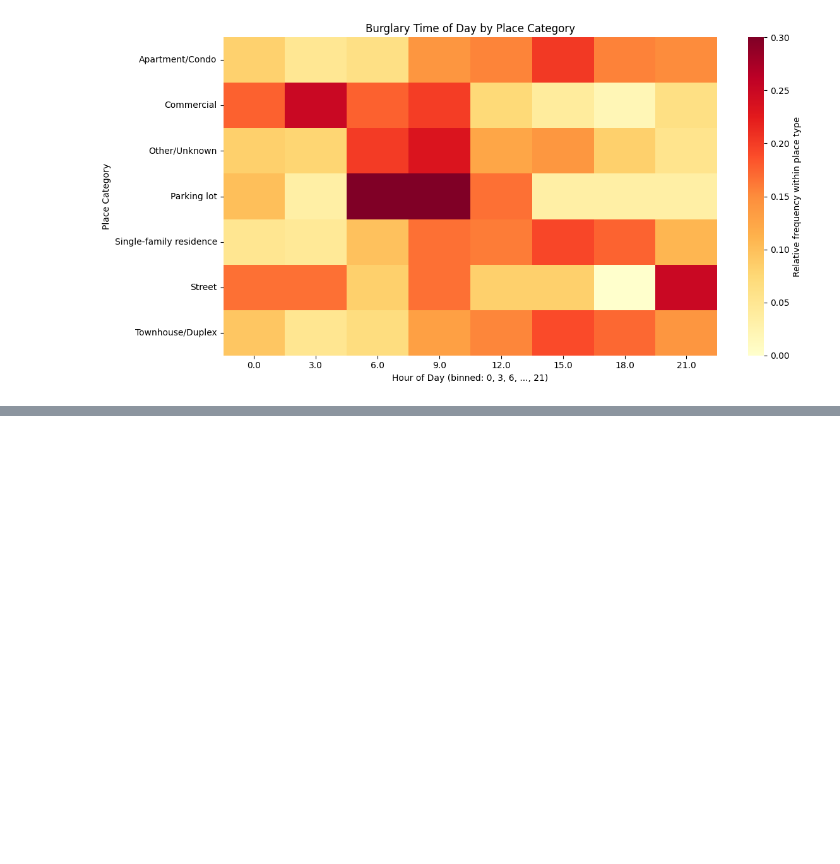
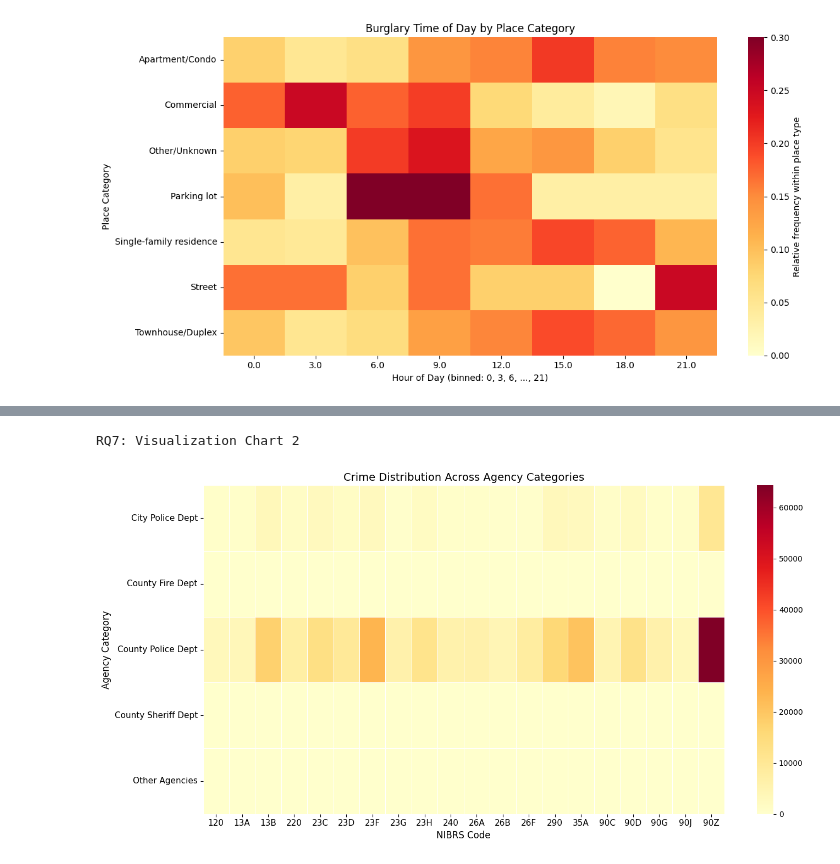
Before and after one commit to koshalaGit/CI7340_cw1, a Jupyter notebook: CW1.ipynb, the cells around one changed output, grey strips where cells are left out. Drawn from its saved outputs; the diff is of its cells as text; code cells hidden in the pictures; blank space fills up the shorter version.

```diff
--- a/CW1.ipynb
+++ b/CW1.ipynb
@@ -578,0 +625,59 @@ Passing `palette` without assigning `hue` is deprecated and will be removed in v
+# %%
+print("RQ7: Visualization Chart 2")
+
+# filter dataset to include only top 20 NIBRS codes
+filtered_nibrs_data = q7_df[q7_df["NIBRS Code"].isin(top20_nibrs.index)]
+
+# function to categorize agencies based on jurisdiction type
+def classify_agency(agency):
+    city_police = ["GPD", "RCPD", "TPPD"]
+    county_police = ["MCPD"]
+    county_sheriff = ["MCSO"]
+    fire_department = ["MCFM"]
+
+    if agency in city_police:
+        return "City Police Dept"
+    elif agency in county_police:
+        return "County Police Dept"
+    elif agency in county_sheriff:
+        return "County Sheriff Dept"
+    elif agency in fire_department:
+        return "County Fire Dept"
+    else:
+        return "Other Agencies"
+
+df2_filtered_data = filtered_nibrs_data.copy()
+
+# create new column for agency category
+df2_filtered_data["Agency Category"] = df2_filtered_data["Agency"].apply(classify_agency)
+
+# grouping Agency Category and NIBRS Code column data and getting the count
+agency_grp_data = df2_filtered_data.groupby(["Agency Category", "NIBRS Code"])["Incident ID"].count().reset_index()
+
+
+pivot_heatmap = agency_grp_data.pivot(
+    index="Agency Category",
+    columns="NIBRS Code",
+    values="Incident ID"
+).fillna(0)
+
+plt.figure(figsize=(14,7))
+
+# Seaborn heatmap
+sns.heatmap(
+    pivot_heatmap,
+    cmap="YlOrRd",
+    linewidths=0.5
+)
+
+plt.tick_params(axis='both', labelsize=11)
+plt.title("Crime Distribution Across Agency Categories", fontsize=14)
+plt.xlabel("NIBRS Code", fontsize=12)
+plt.ylabel("Agency Category", fontsize=12)
+
+plt.tight_layout()
+
+plt.show()
+# %% [output]
+RQ7: Visualization Chart 2
+[figure, added]
```
Also changed, not shown: parts of 4 cells of this notebook, 1 other file.
